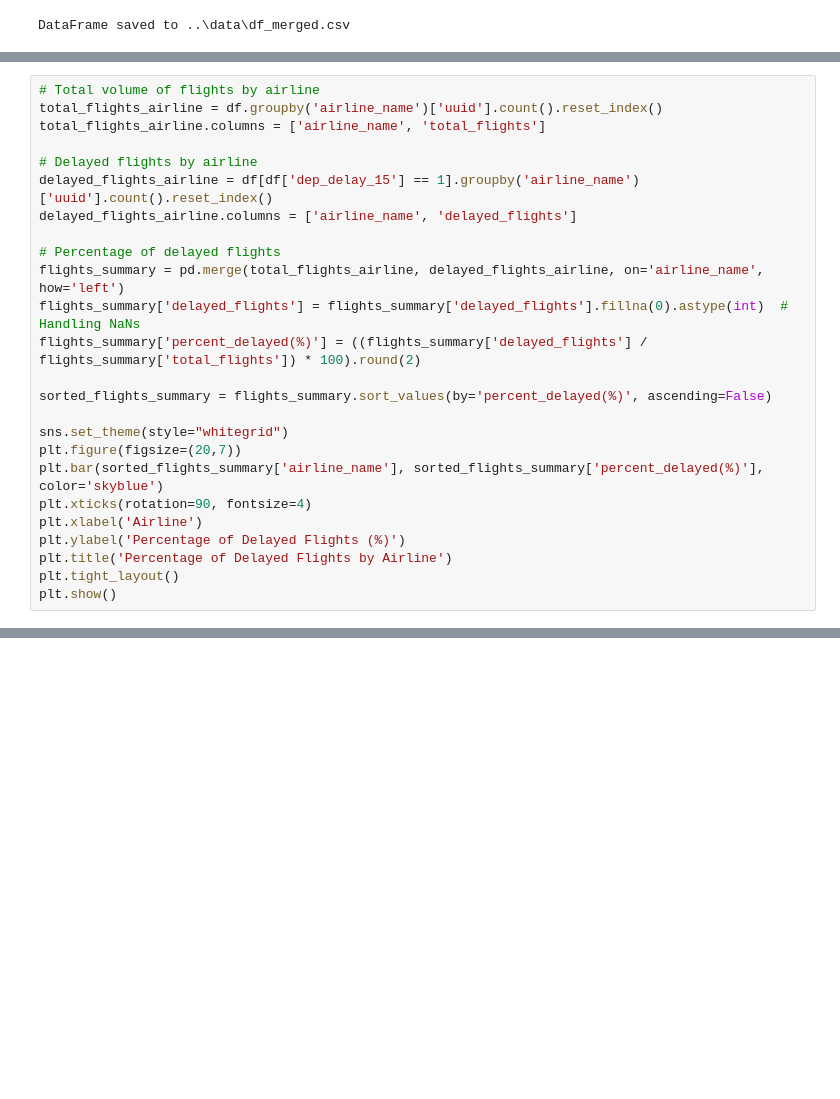
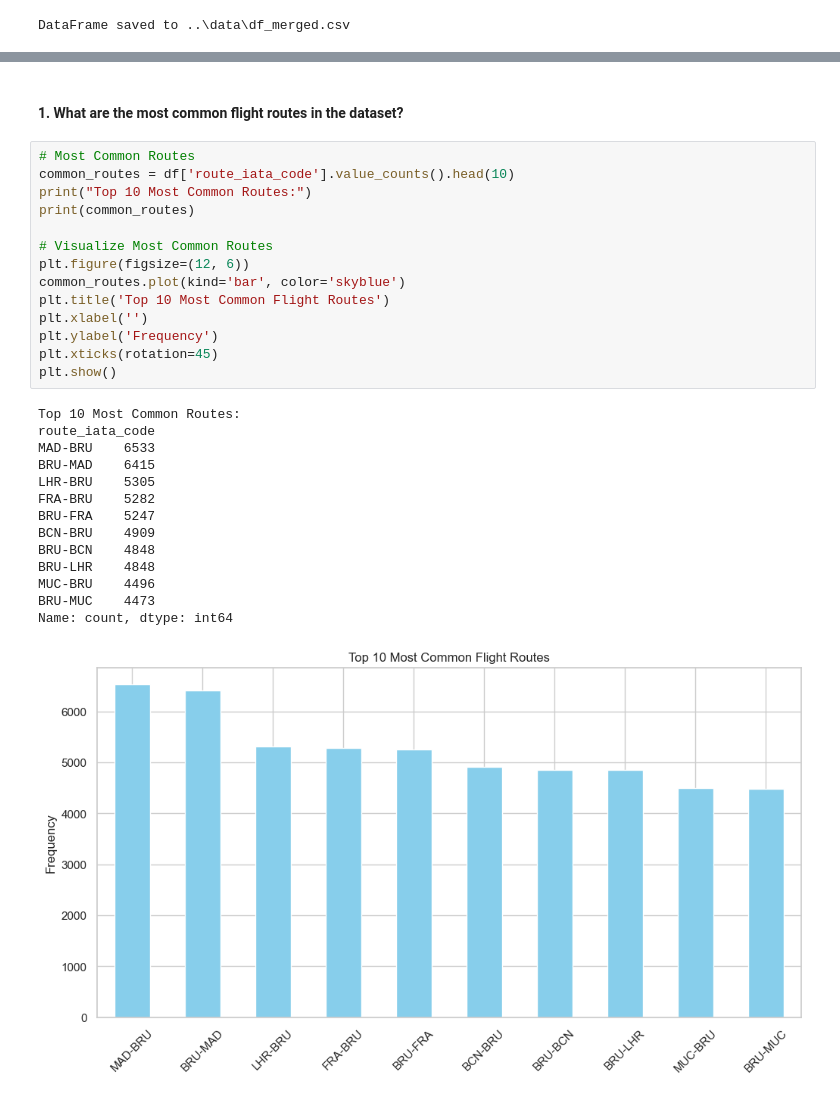
Before and after one commit to DT-Service-Consulting/avstats, a Jupyter notebook: avstats/AvStats_EDA.ipynb, the cells around one changed output, grey strips where cells are left out. Drawn from its saved outputs; the diff is of its cells as text; blank space fills up the shorter version.

```diff
--- a/avstats/AvStats_EDA.ipynb
+++ b/avstats/AvStats_EDA.ipynb
@@ -428,25 +187,0 @@ The total volume of flights and the percentage of delayed flights by airlines.
-# %%
-# Total volume of flights by airline
-total_flights_airline = df.groupby('airline_name')['uuid'].count().reset_index()
-total_flights_airline.columns = ['airline_name', 'total_flights']
-
-# Delayed flights by airline
-delayed_flights_airline = df[df['dep_delay_15'] == 1].groupby('airline_name')['uuid'].count().reset_index()
-delayed_flights_airline.columns = ['airline_name', 'delayed_flights']
-
-# Percentage of delayed flights
-flights_summary = pd.merge(total_flights_airline, delayed_flights_airline, on='airline_name', how='left')
-flights_summary['delayed_flights'] = flights_summary['delayed_flights'].fillna(0).astype(int)  # Handling NaNs
-flights_summary['percent_delayed(%)'] = ((flights_summary['delayed_flights'] / flights_summary['total_flights']) * 100).round(2)
-
-sorted_flights_summary = flights_summary.sort_values(by='percent_delayed(%)', ascending=False)
-
-sns.set_theme(style="whitegrid")
-plt.figure(figsize=(20,7))
-plt.bar(sorted_flights_summary['airline_name'], sorted_flights_summary['percent_delayed(%)'], color='skyblue')
-plt.xticks(rotation=90, fontsize=4)
-plt.xlabel('Airline')
-plt.ylabel('Percentage of Delayed Flights (%)')
-plt.title('Percentage of Delayed Flights by Airline')
-plt.tight_layout()
-plt.show()
@@ -499,0 +222,31 @@ plt.show()
+# %% [markdown]
+#### **1. What are the most common flight routes in the dataset?**
+# %%
+# Most Common Routes
+common_routes = df['route_iata_code'].value_counts().head(10)
+print("Top 10 Most Common Routes:")
+print(common_routes)
+
+# Visualize Most Common Routes
+plt.figure(figsize=(12, 6))
+common_routes.plot(kind='bar', color='skyblue')
+plt.title('Top 10 Most Common Flight Routes')
+plt.xlabel('')
+plt.ylabel('Frequency')
+plt.xticks(rotation=45)
+plt.show()
+# %% [output]
+Top 10 Most Common Routes:
+route_iata_code
+MAD-BRU    6533
+BRU-MAD    6415
+LHR-BRU    5305
+FRA-BRU    5282
+BRU-FRA    5247
+BCN-BRU    4909
+BRU-BCN    4848
+BRU-LHR    4848
+MUC-BRU    4496
+BRU-MUC    4473
+Name: count, dtype: int64
+[figure, added]
```
Also changed, not shown: parts of 41 cells of this notebook, 2 other files.
